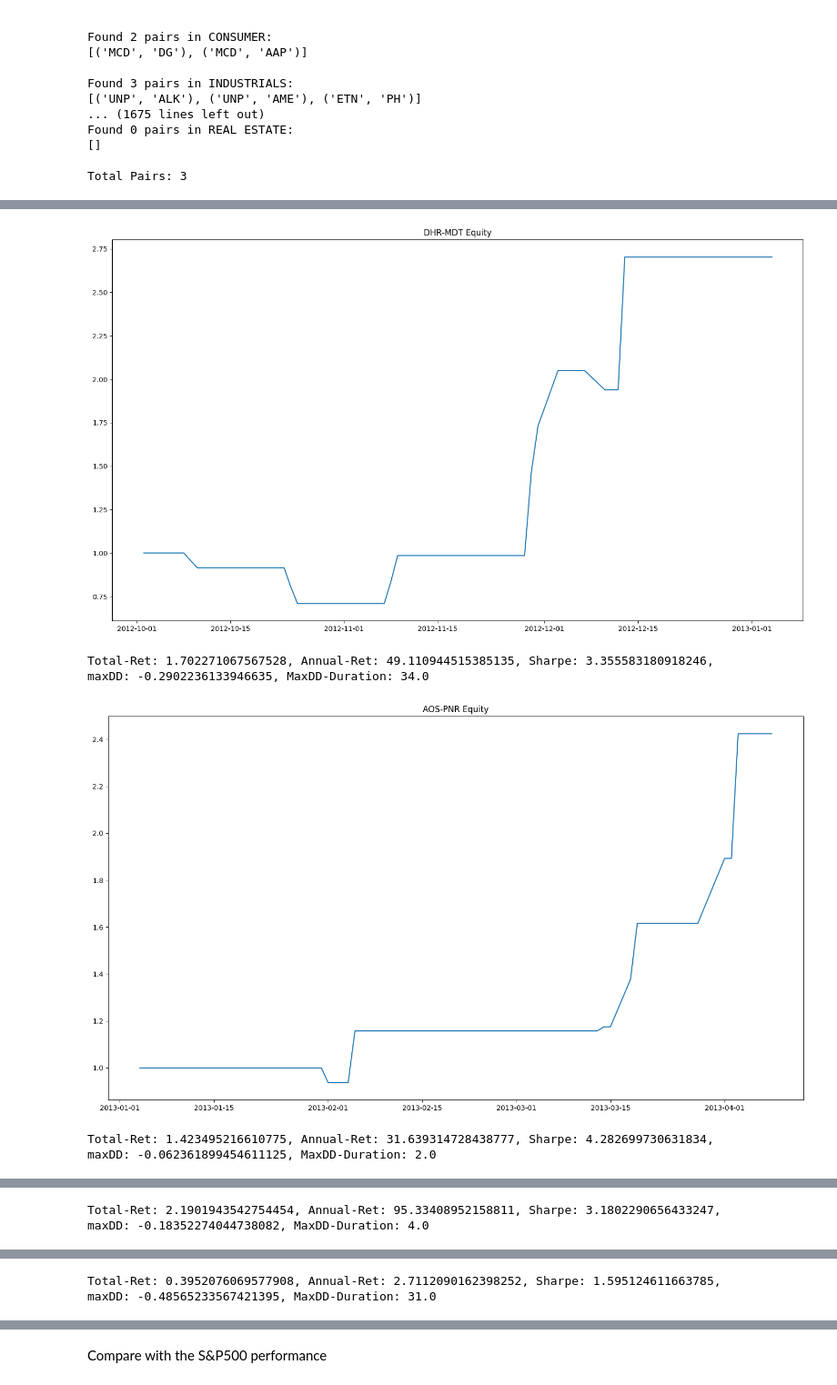
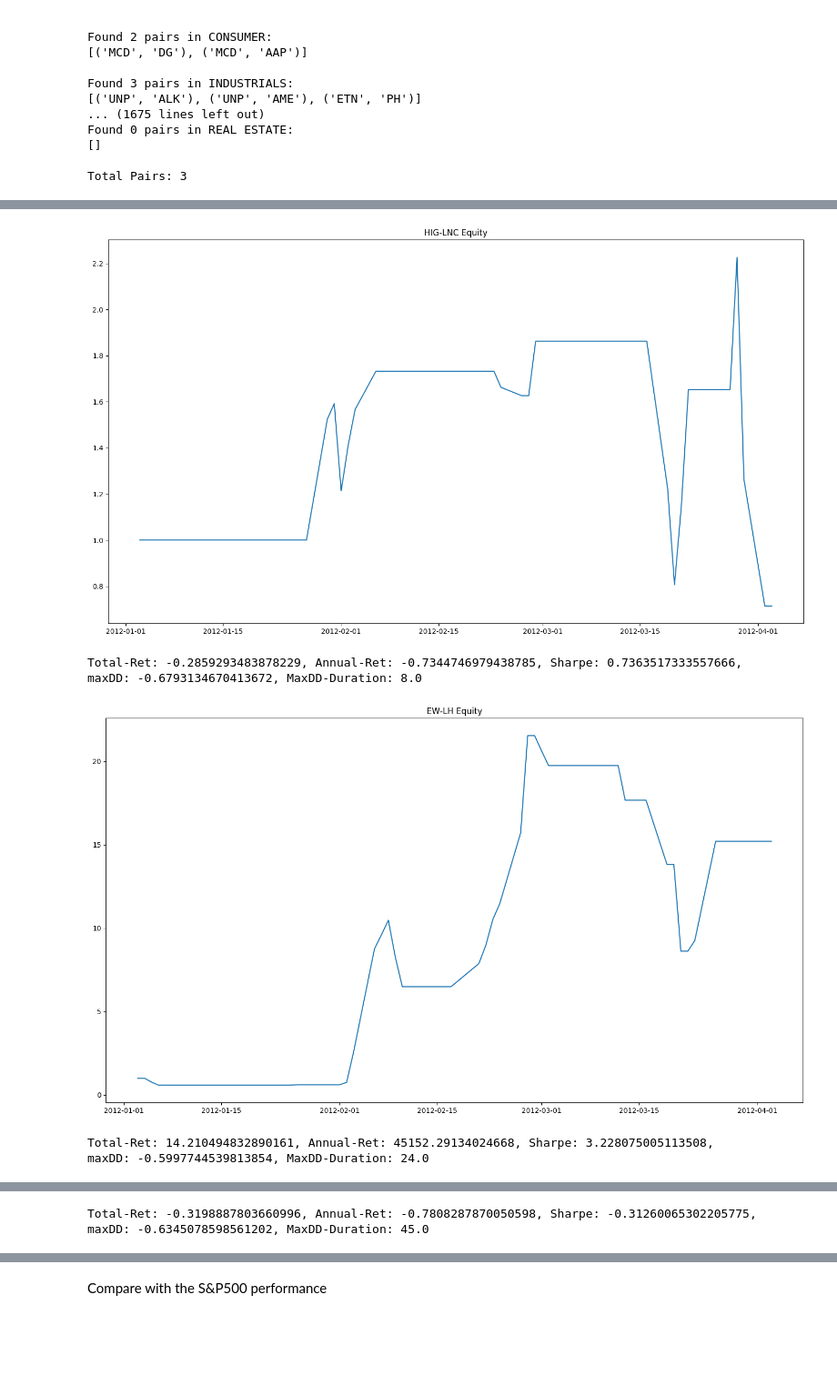
Before and after one commit to stevenpham1996/Pairs-Trading--Statistical-Arbitrage, a Jupyter notebook: mutual_information_pairs/equity.ipynb, the cells around one changed output, grey strips where cells are left out. Shown at 91% size. Saved outputs shown, nothing was run; the diff lists cells and outputs as text; code cells hidden in the pictures; blank space fills up the shorter version.

```diff
--- a/mutual_information_pairs/equity.ipynb
+++ b/mutual_information_pairs/equity.ipynb
@@ -52,7 +52,7 @@ tickers_by_sectors = get_stocks_by_sector_and_price(sectors_list, max_price=500.
 # with open("stock_data.csv", 'w') as f:
 #     prices.to_csv(f)
 
-prices = pd.read_csv(r"\Pairs-Trading-Statistical-Arbitrage\US_NYSE_Daily_2010.csv", parse_dates=[0], index_col=[0], engine='c')
+prices = pd.read_csv(r"C:\Users\Steven\OneDrive\FreeLance Works\Pairs-Trading-Statistical-Arbitrage\US_NYSE_Daily_2010.csv", parse_dates=[0], index_col=[0], engine='c')
 
 # preprocess and log-transform data
 log_prices = preprocess_data(prices)
@@ -368,23 +376,24 @@ Total Pairs: 3
 # %%
-for _, key in enumerate(list(backtest_result.keys())[:5]):
-    temp = pd.concat(backtest_result[key], axis=0)
+for _, key in enumerate(list(backtest_result.keys())[:3]):
+    temp = backtest_result[key]
+#     temp = pd.concat(backtest_result[key], axis=0)
 
     # calculate cumulative return
     cumret = np.nancumprod(1 + temp*20) # 20 Leverage
     # plot
     plt.figure(figsize=(18, 10))
     plt.plot(temp.index, cumret)
     plt.title(f"{key} Equity")
     plt.show()
     # calculate metrics
     total_return, apr, sharpe, maxDD, maxDDD = calculate_metrics(cumret)
     print(f"Total-Ret: {total_return}, Annual-Ret: {apr}, Sharpe: {sharpe}, \n"
           f"maxDD: {maxDD}, MaxDD-Duration: {maxDDD}")
     print()
 # %% [output]
-[figure, old version]
+[figure, new version]
-Total-Ret: 1.702271067567528, Annual-Ret: 49.110944515385135, Sharpe: 3.355583180918246,
-maxDD: -0.2902236133946635, MaxDD-Duration: 34.0
+Total-Ret: -0.2859293483878229, Annual-Ret: -0.7344746979438785, Sharpe: 0.7363517333557666,
+maxDD: -0.6793134670413672, MaxDD-Duration: 8.0
-[figure, old version]
+[figure, new version]
-Total-Ret: 1.423495216610775, Annual-Ret: 31.639314728438777, Sharpe: 4.282699730631834,
-maxDD: -0.062361899454611125, MaxDD-Duration: 2.0
+Total-Ret: 14.210494832890161, Annual-Ret: 45152.29134024668, Sharpe: 3.228075005113508,
+maxDD: -0.5997744539813854, MaxDD-Duration: 24.0
@@ -392,2 +401,2 @@ maxDD: -0.062361899454611125, MaxDD-Duration: 2.0
-Total-Ret: 2.1901943542754454, Annual-Ret: 95.33408952158811, Sharpe: 3.1802290656433247,
-maxDD: -0.18352274044738082, MaxDD-Duration: 4.0
+Total-Ret: -0.3198887803660996, Annual-Ret: -0.7808287870050598, Sharpe: -0.31260065302205775,
+maxDD: -0.6345078598561202, MaxDD-Duration: 45.0
@@ -395,2 +402,0 @@ maxDD: -0.18352274044738082, MaxDD-Duration: 4.0
-Total-Ret: 0.3952076069577908, Annual-Ret: 2.7112090162398252, Sharpe: 1.595124611663785,
-maxDD: -0.48565233567421395, MaxDD-Duration: 31.0
```
Also changed, not shown: parts of 6 cells of this notebook, 2 other files.
